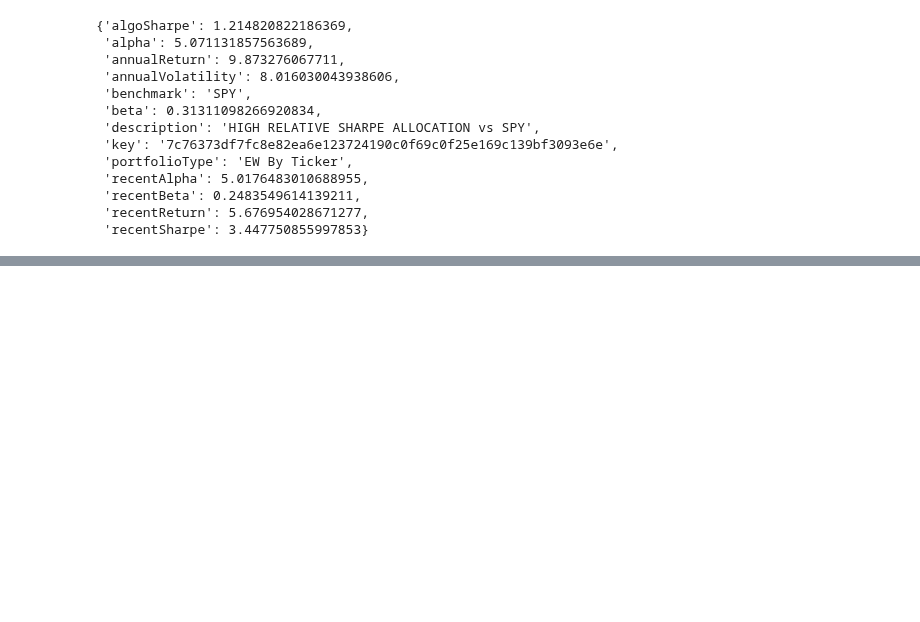
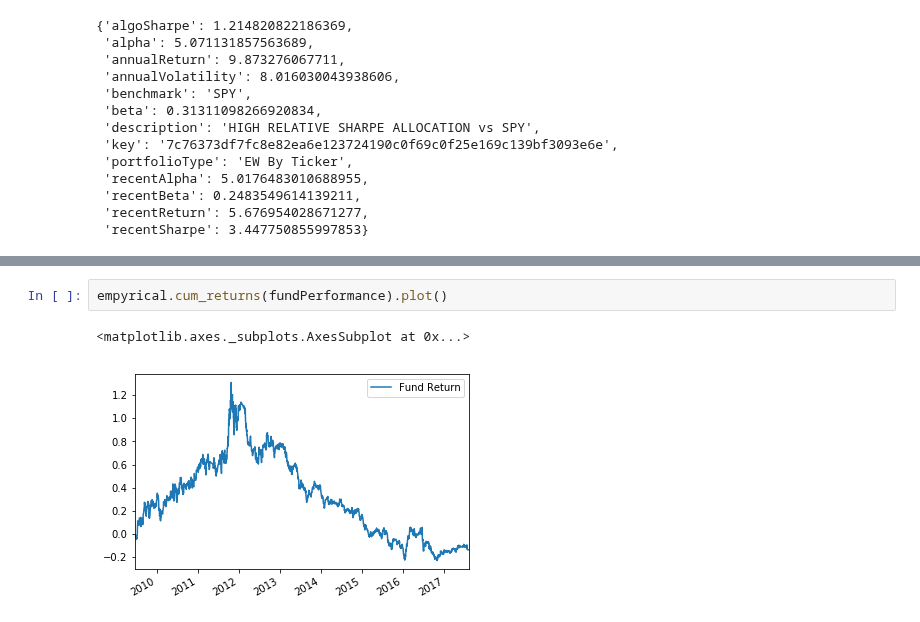
Before and after one commit to SignalBuilders/walkforwardTrader, a Jupyter notebook: Update All Daily.ipynb, the cells around one changed output, grey strips where cells are left out. Cells and saved outputs as stored; diff of their text form; blank space fills up the shorter version.

```diff
--- a/Update All Daily.ipynb
+++ b/Update All Daily.ipynb
@@ -377,0 +452,5 @@ TOTAL {'OEF': 0.21169922440507488, 'EWZ': 0.36147766727851055, 'EWT': 0.26605829
+# %%
+empyrical.cum_returns(fundPerformance).plot()
+# %% [output]
+<matplotlib.axes._subplots.AxesSubplot at 0x...>
+[figure, added]
```
Also changed, not shown: parts of 14 cells of this notebook.
